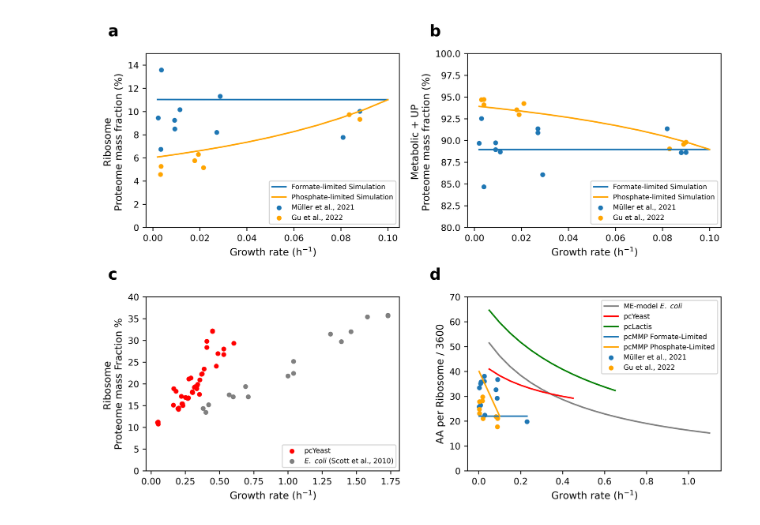
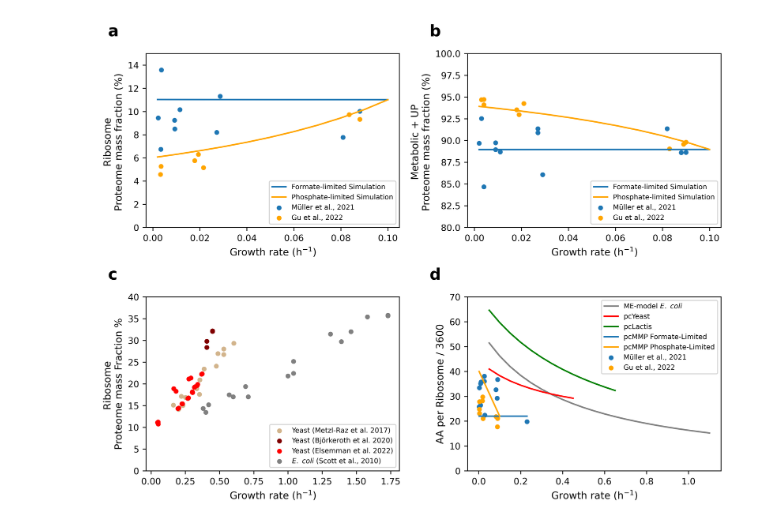
Before and after one commit to GhadaSamir2/pcMMP-model, a Jupyter notebook: Simulation Ribosome,AA_per_ribosome and metabolic_up.ipynb, the cells around one changed output. Drawn from its saved outputs; the diff is of its cells as text; code cells hidden in the pictures.

```diff
--- a/Simulation Ribosome,AA_per_ribosome and metabolic_up.ipynb
+++ b/Simulation Ribosome,AA_per_ribosome and metabolic_up.ipynb
@@ -57,8 +57,14 @@ def plot(results_formate,results_phosphate):
     metabolic_up_phosphate_y=[94.72140762,94.69831643,94.10985305,92.98337479,93.54020768,94.2591956,89.57755165,89.03666427,89.80582524]
 
     #----- Ribosomal Proteome Fraction  Experimental datasets ---
-    growth_rate_ribosomal_proteome_pcYeast=[0.163,0.200,0.232,0.251,0.221,0.333,0.353,0.356,0.387,0.476,0.488,0.531,0.531,0.604,0.407,0.407,0.448,0.448,0.196,0.202,0.229,0.225,0.268,0.273,0.303,0.302,0.300,0.301,0.316,0.320,0.337,0.340,0.052,0.051,0.048,0.047,0.165,0.182,0.275,0.291,0.369,0.373]
-    ribosomal_proteome_pcYeast=[15.12328767,14.1369863,15.04109589,16.89041096,17.1369863,18.90410959,17.5890411,20.91780822,23.42465753,24.08219178,26.95890411,26.75342466,28.02739726,29.34246575,28.39304171,29.79327259,32.05416561,32.18959536,14.32188069,14.42730082,15.42067225,15.42423854,16.63448486,16.78347247,18.01020977,18.07018612,18.07051019,18.17539628,19.20237259,19.34112941,19.63435164,19.88213932,10.76953135,11.21205018,11.12355953,11.12079212,18.90970147,18.31688868,21.13308739,21.36339586,22.23945114,22.3070928]
+    growth_rate_ribosomal_proteome_Metzl_Yeast=[0.163,0.200,0.232,0.251,0.221,0.333,0.353,0.356,0.387,0.476,0.488,0.531,0.531,0.604]
+    ribosomal_proteome_Metzl_Yeast=[15.12328767,14.1369863,15.04109589,16.89041096,17.1369863,18.90410959,17.5890411,20.91780822,23.42465753,24.08219178,26.95890411,26.75342466,28.02739726,29.34246575]
+
+    growth_rate_ribosomal_proteome_Bjoerkeroth_Yeast=[0.407,0.407,0.448,0.448]
+    ribosomal_proteome_Bjoerkeroth_Yeast=[28.39304171,29.79327259,32.05416561,32.18959536]
+
+    growth_rate_ribosomal_proteome_Elsemman_Yeast=[0.196,0.202,0.229,0.225,0.268,0.273,0.303,0.302,0.300,0.301,0.316,0.320,0.337,0.340,0.052,0.051,0.048,0.047,0.165,0.182,0.275,0.291,0.369,0.373]
+    ribosomal_proteome_Elsemman_Yeast=[14.32188069,14.42730082,15.42067225,15.42423854,16.63448486,16.78347247,18.01020977,18.07018612,18.07051019,18.17539628,19.20237259,19.34112941,19.63435164,19.88213932,10.76953135,11.21205018,11.12355953,11.12079212,18.90970147,18.31688868,21.13308739,21.36339586,22.23945114,22.3070928]
 
     growth_rate_ribosomal_proteome_ecoli=[0.40,0.57,0.71,1.00,1.31,1.58,0.38,0.60,1.04,1.46,1.73,0.42,0.69,1.04,1.39,1.73]
     ribosomal_proteome_ecoli=[13.452,17.48,17.024,21.811999999999998,31.464,35.416000000000004,14.363999999999999,17.024,22.419999999999998,31.995999999999995,35.644,15.200000000000003,19.38,25.156,29.716000000000005,35.796]
@@ -122,37 +128,39 @@ def plot(results_formate,results_phosphate):
     ax2.set_ylim(80,100)
 
     #----- Ribosomal Proteome Fraction from another orgainsms---
-    ax3.scatter(growth_rate_ribosomal_proteome_pcYeast, ribosomal_proteome_pcYeast, label="pcYeast",s=15,color='red')
+    ax3.scatter(growth_rate_ribosomal_proteome_Metzl_Yeast, ribosomal_proteome_Metzl_Yeast, label="Yeast (Metzl-Raz et al. 2017)",s=15,color='Tan')
+    ax3.scatter(growth_rate_ribosomal_proteome_Bjoerkeroth_Yeast, ribosomal_proteome_Bjoerkeroth_Yeast, label="Yeast (Björkeroth et al. 2020)",s=15,color='Maroon')
+    ax3.scatter(growth_rate_ribosomal_proteome_Elsemman_Yeast, ribosomal_proteome_Elsemman_Yeast, label="Yeast (Elsemman et al. 2022)",s=15,color='red')
     ax3.scatter(growth_rate_ribosomal_proteome_ecoli,ribosomal_proteome_ecoli,label=r"$\it{E.\ coli}$ (Scott et al., 2010)",s=15,color='gray')
     ax3.set_xlabel("Growth rate (h$^{-1}$)")
     ax3.set_ylabel("Ribosome \nProteome mass Fraction %")
     ax3.legend(loc='lower right')
 
     ax3.text(-0.15, 1.1, subplot_labels[2], transform=ax3.transAxes,fontsize=16, fontweight='bold')
     ax3.set_ylim(0,40)
 
     # ---- AA per ribosome ----
     ax4.plot(growth_rate_ecoli, AA_per_ribosome_ecoli, label=r"ME-model $\it{E.\ coli}$",color='gray' )
     ax4.plot(growth_rate_pcYeast, AA_per_ribosome_pcYeast, label="pcYeast",color='red')
     ax4.plot(growth_rate_pcLactis, AA_per_ribosome_pcLactis, label="pcLactis",color='green')
     ax4.plot(growth_rate_pcMMP, AA_per_ribosome_pcMMP, label="pcMMP Formate-Limited", color='#1f77b4')
     ax4.plot(growth_rate_pcMMP_phosphate, AA_per_ribosome_pcMMP_phosphate, label="pcMMP Phosphate-Limited", color='orange')
     ax4.scatter(growth_rate_Müller,AA_per_ribosome_growth_rate_Müller,label="Müller et al., 2021",s=15, color='#1f77b4')
     ax4.scatter(growth_rate_Gu,AA_per_ribosome_Gu,label="Gu et al., 2022",s=15, color='orange')
     ax4.set_xlabel("Growth rate (h$^{-1}$)")
     ax4.set_ylabel("AA per Ribosome / 3600")
     ax4.legend()
     ax4.set_ylim(0,70)
     ax4.text(-0.15, 1.1, subplot_labels[3], transform=ax4.transAxes,fontsize=16, fontweight='bold')
     plt.subplots_adjust(wspace=0.4, hspace=0.3)
     plt.savefig("Figures/Ribosomal_Proteome_Fraction_Comparsion_and_metabolic_UP.png", dpi=300)
     plt.tight_layout()
     plt.show()
 
 if __name__ == "__main__":
     results_phosphate = limitation_simulation(limitation_type="phosphate")
 
     results_formate = limitation_simulation(limitation_type="formate")
     plot(results_formate,results_phosphate)
 # %% [output]
-[figure, old version]
+[figure, new version]
```
